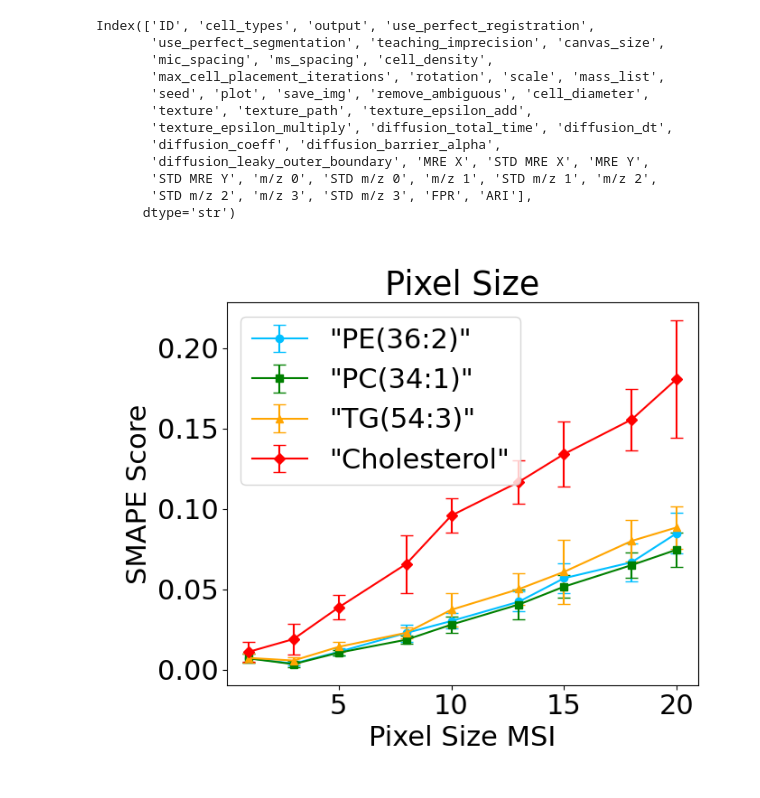
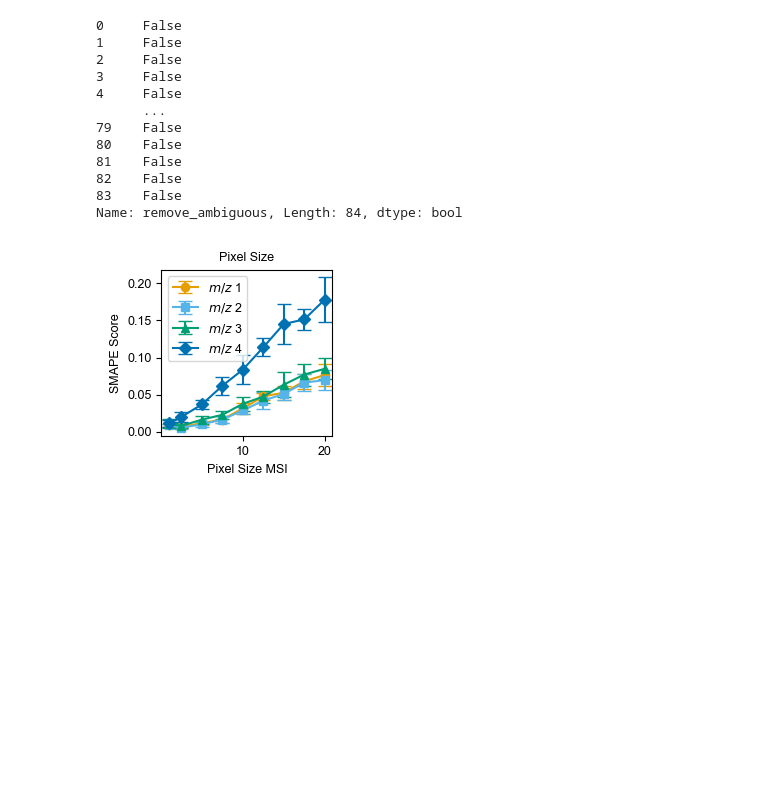
Before and after one commit to BioMedMS/FISCAS_Validator, a Jupyter notebook: Evaluation_ms_spacing.ipynb, the cells around one changed output. Drawn from its saved outputs; the diff is of its cells as text; code cells hidden in the pictures; blank space fills up the shorter version.

```diff
--- a/Evaluation_ms_spacing.ipynb
+++ b/Evaluation_ms_spacing.ipynb
@@ -9,9 +9,21 @@ import pandas as pd
 # %%
 #pd.set_option('display.max_rows', 200)
 %matplotlib widget
+SMALL_SIZE = 9
+MEDIUM_SIZE = 9
+BIGGER_SIZE = 14
+plt.rcParams['font.family'] = 'Arial'
+plt.rc('font', size=SMALL_SIZE)          # controls default text sizes
+plt.rc('axes', titlesize=MEDIUM_SIZE)     # fontsize of the axes title
+plt.rc('axes', labelsize=MEDIUM_SIZE)    # fontsize of the x and y labels
+plt.rc('xtick', labelsize=SMALL_SIZE)    # fontsize of the tick labels
+plt.rc('ytick', labelsize=SMALL_SIZE)    # fontsize of the tick labels
+plt.rc('legend', fontsize=SMALL_SIZE)    # legend fontsize
+plt.rc('figure', titlesize=BIGGER_SIZE)  # fontsize of the figure title
+plt.rc('figure', autolayout=True)
 # %%
 import glob
-path = "T:/BMS/new_Databackup/Jan/fiscas-validator/palma/pixel_size/reports"
+path = "T:/BMS/new_Databackup/Jan/fiscas-validator/palma/pixel_size/v2/reports"
 result_files = glob.glob(path + "/results_summary_*.csv")
 df = pd.read_csv(result_files[0])
 # %%
@@ -35,36 +47,35 @@ df
 # %%
-df.columns
+df['remove_ambiguous']
 # %% [output]
-Index(['ID', 'cell_types', 'output', 'use_perfect_registration',
-       'use_perfect_segmentation', 'teaching_imprecision', 'canvas_size',
-       'mic_spacing', 'ms_spacing', 'cell_density',
-       'max_cell_placement_iterations', 'rotation', 'scale', 'mass_list',
-       'seed', 'plot', 'save_img', 'remove_ambiguous', 'cell_diameter',
-       'texture', 'texture_path', 'texture_epsilon_add',
-       'texture_epsilon_multiply', 'diffusion_total_time', 'diffusion_dt',
-       'diffusion_coeff', 'diffusion_barrier_alpha',
-       'diffusion_leaky_outer_boundary', 'MRE X', 'STD MRE X', 'MRE Y',
-       'STD MRE Y', 'm/z 0', 'STD m/z 0', 'm/z 1', 'STD m/z 1', 'm/z 2',
-       'STD m/z 2', 'm/z 3', 'STD m/z 3', 'FPR', 'ARI'],
-      dtype='str')
+0     False
+1     False
+2     False
+3     False
+4     False
+      ...
+79    False
+80    False
+81    False
+82    False
+83    False
+Name: remove_ambiguous, Length: 84, dtype: bool
 # %%
 mean_spacing = df.groupby('ms_spacing')[['ms_spacing', 'm/z 0', 'm/z 1', 'm/z 2', 'm/z 3', 'FPR', 'ARI']].mean()
 std_spacing = df.groupby('ms_spacing')[['ms_spacing', 'm/z 0', 'm/z 1', 'm/z 2', 'm/z 3', 'FPR', 'ARI']].std()
 # %%
-plt.rcParams.update({'font.size': 22})
-colors = ['deepskyblue', 'green', 'orange', 'red']
+colors = ['#E69F00', '#56B4E9', '#009E73', '#0072B2']
 markers = ['o', 's', '^', 'D']
-labels = ['\"PE(36:2)\"', '\"PC(34:1)\"', '\"TG(54:3)\"', '\"Cholesterol\"']
-plt.figure(figsize=(7,6))
+labels = ['$\mathit{m/z}$ 1', '$\mathit{m/z}$ 2', '$\mathit{m/z}$ 3', '$\mathit{m/z}$ 4']
+plt.figure(figsize=(2.5,2.5))
 for i, mz in enumerate(['m/z 0', 'm/z 1', 'm/z 2', 'm/z 3']):
     plt.errorbar(mean_spacing['ms_spacing'], mean_spacing[mz], yerr=std_spacing[mz], label=labels[i], color=colors[i], marker=markers[i], fmt='o-', capsize=5)
 plt.xlabel('Pixel Size MSI')
 plt.ylabel('SMAPE Score')
 plt.title('Pixel Size')
 plt.legend()
 plt.tight_layout()
 plt.savefig(path + "/evaluation/ms_spacing_results.png", dpi=600)
 plt.show()
 # %% [output]
-[figure, old version]
+[figure, new version]
 # %%
```
Also changed, not shown: parts of 2 cells of this notebook, 6 other files.
